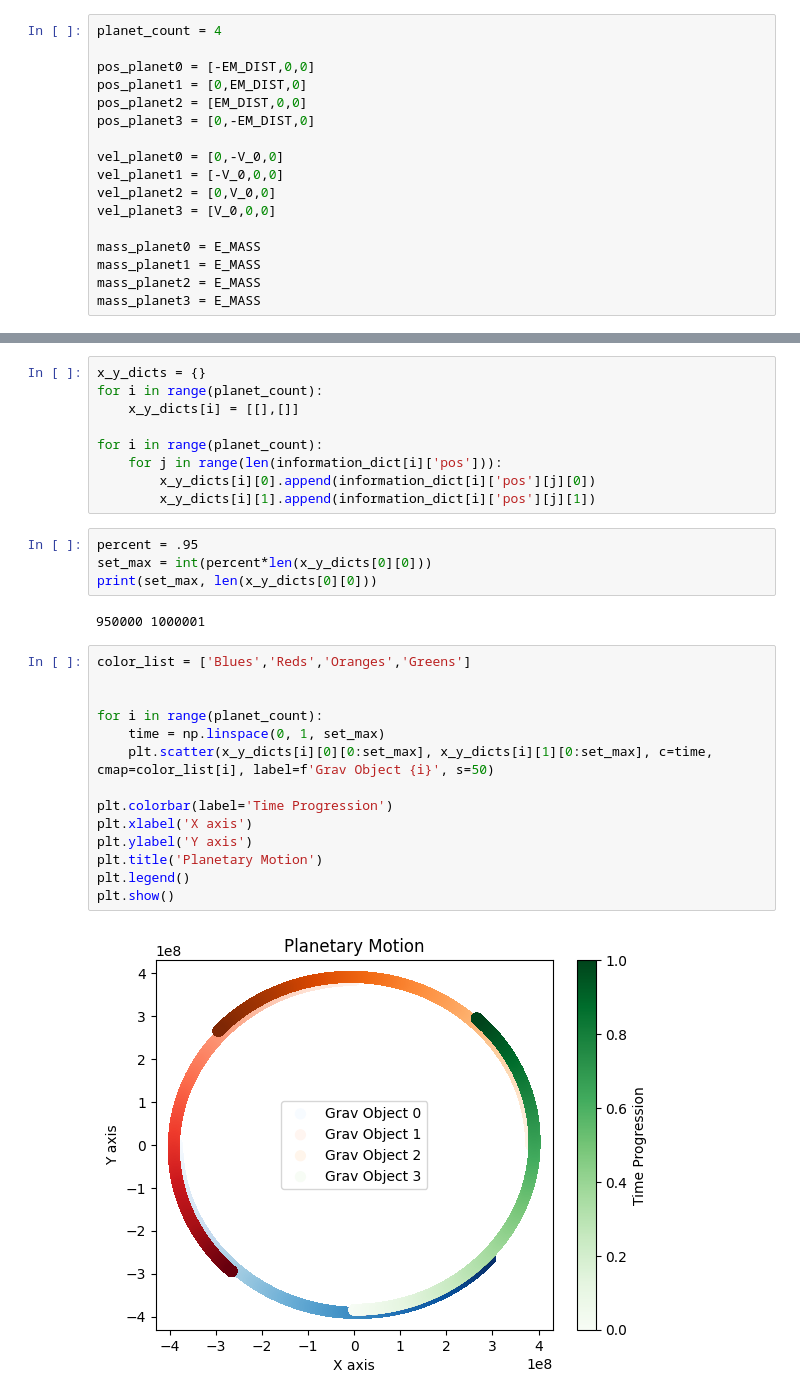
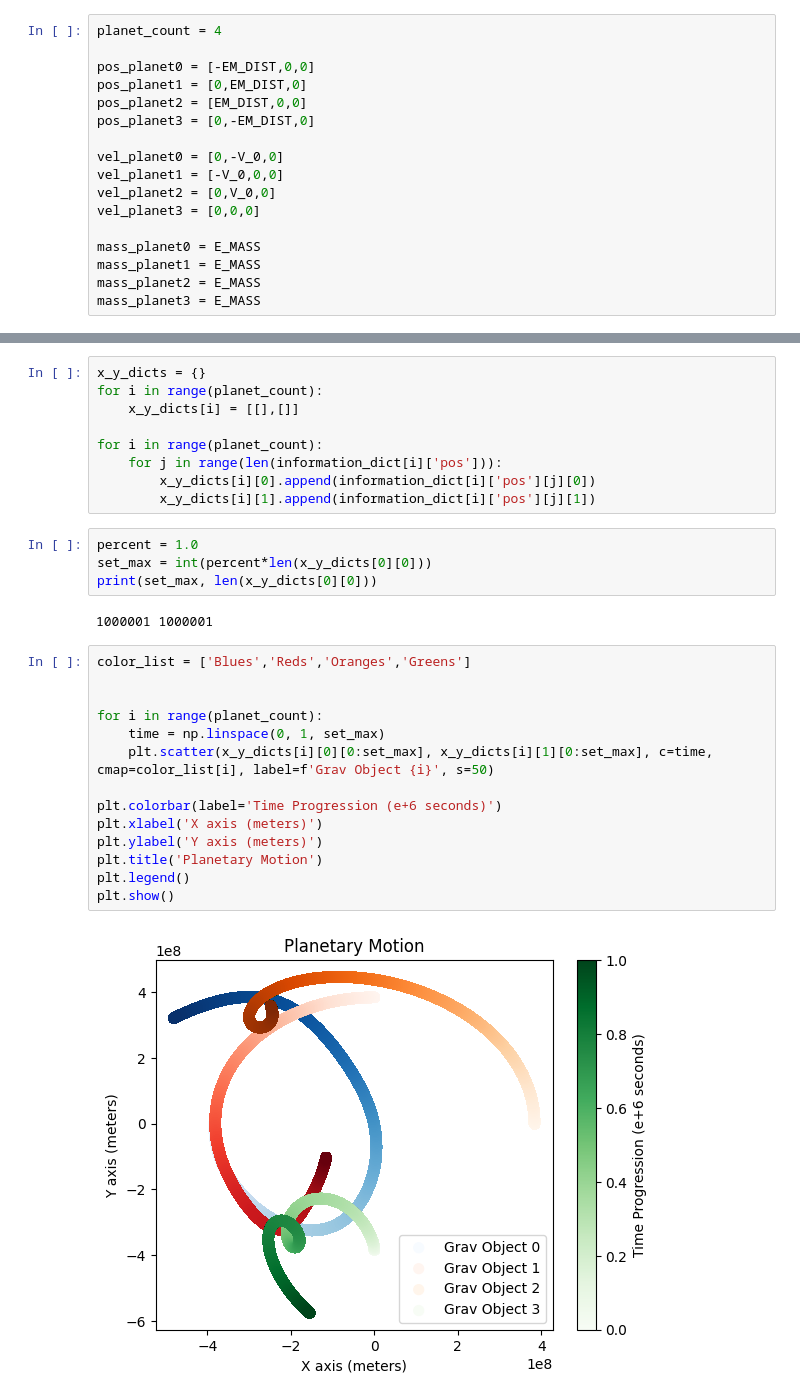
Before and after one commit to AndrewSykes1/grav-sim, a Jupyter notebook: n_body_grav.IPYNB, the cells around one changed output, grey strips where cells are left out. Drawn from its saved outputs; the diff is of its cells as text.

```diff
--- a/n_body_grav.IPYNB
+++ b/n_body_grav.IPYNB
@@ -19,7 +19,7 @@ pos_planet3 = [0,-EM_DIST,0]
 vel_planet0 = [0,-V_0,0]
 vel_planet1 = [-V_0,0,0]
 vel_planet2 = [0,V_0,0]
-vel_planet3 = [V_0,0,0]
+vel_planet3 = [0,0,0]
 
 mass_planet0 = E_MASS
 mass_planet1 = E_MASS
@@ -154,24 +154,24 @@ for i in range(planet_count):
         x_y_dicts[i][0].append(information_dict[i]['pos'][j][0])
         x_y_dicts[i][1].append(information_dict[i]['pos'][j][1])
 # %%
-percent = .95
+percent = 1.0
 set_max = int(percent*len(x_y_dicts[0][0]))
 print(set_max, len(x_y_dicts[0][0]))
 # %% [output]
-950000 1000001
+1000001 1000001
 # %%
 color_list = ['Blues','Reds','Oranges','Greens']
 
 
 for i in range(planet_count):
     time = np.linspace(0, 1, set_max)
     plt.scatter(x_y_dicts[i][0][0:set_max], x_y_dicts[i][1][0:set_max], c=time, cmap=color_list[i], label=f'Grav Object {i}', s=50)
 
-plt.colorbar(label='Time Progression')
-plt.xlabel('X axis')
-plt.ylabel('Y axis')
+plt.colorbar(label='Time Progression (e+6 seconds)')
+plt.xlabel('X axis (meters)')
+plt.ylabel('Y axis (meters)')
 plt.title('Planetary Motion')
 plt.legend()
 plt.show()
 # %% [output]
-[figure, old version]
+[figure, new version]
```
Also changed, not shown: parts of 5 cells of this notebook, 2 other files.
